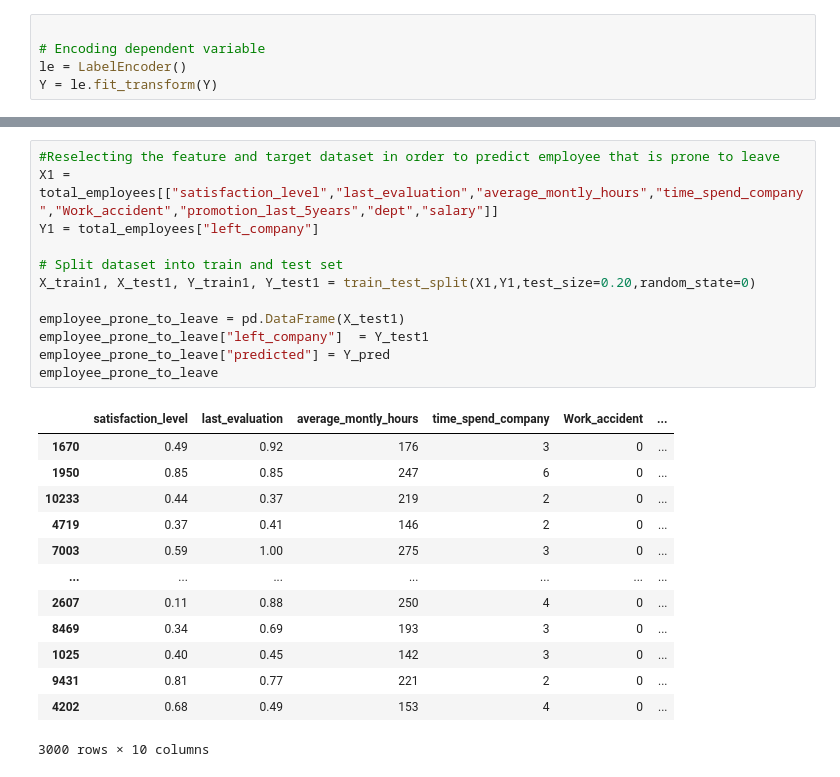
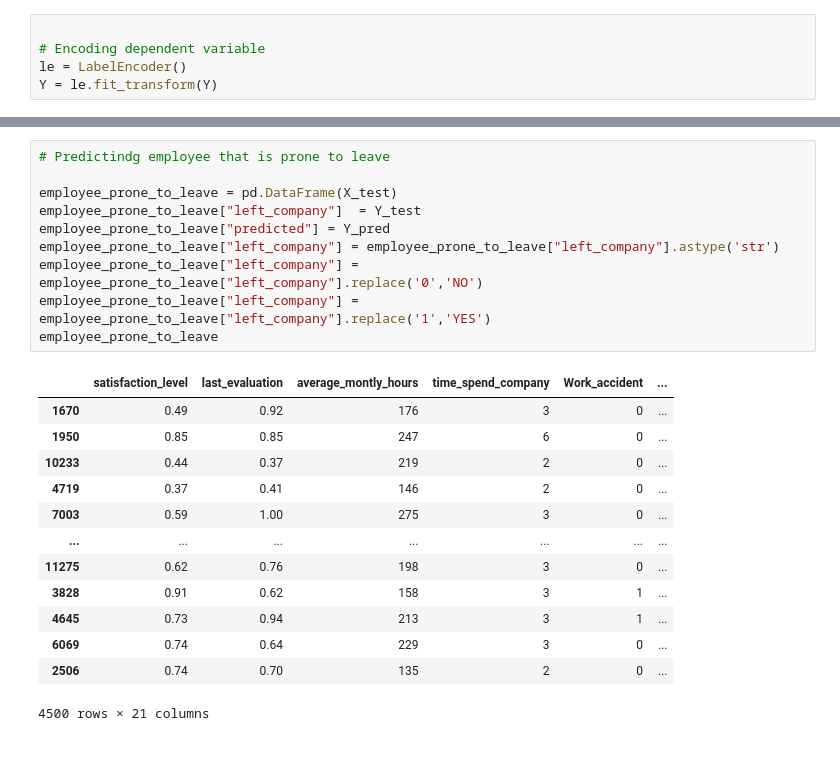
Before and after one commit to emetowinner/DataScience, a Jupyter notebook: Hash Analyst Internship/Phase1_Project/Employee Attrition .ipynb, the cells around one changed output, grey strips where cells are left out. Saved outputs shown, nothing was run; the diff lists cells and outputs as text.

Commit message:
updated employee attrition model

```diff
--- a/Hash Analyst Internship/Phase1_Project/Employee Attrition .ipynb
+++ b/Hash Analyst Internship/Phase1_Project/Employee Attrition .ipynb
@@ -197,29 +184,27 @@ feat_importances.plot(kind='barh')
-# %%
-#Reselecting the feature and target dataset in order to predict employee that is prone to leave
-X1 = total_employees[["satisfaction_level","last_evaluation","average_montly_hours","time_spend_company","Work_accident","promotion_last_5years","dept","salary"]]
-Y1 = total_employees["left_company"]
-
-# Split dataset into train and test set
-X_train1, X_test1, Y_train1, Y_test1 = train_test_split(X1,Y1,test_size=0.20,random_state=0)
-
-employee_prone_to_leave = pd.DataFrame(X_test1)
-employee_prone_to_leave["left_company"]  = Y_test1
-employee_prone_to_leave["predicted"] = Y_pred
-employee_prone_to_leave
-# %% [output]
-|  | satisfaction_level | last_evaluation | average_montly_hours | time_spend_company | Work_accident | ... |
-| 1670 | 0.49 | 0.92 | 176 | 3 | 0 | ... |
-| 1950 | 0.85 | 0.85 | 247 | 6 | 0 | ... |
-| 10233 | 0.44 | 0.37 | 219 | 2 | 0 | ... |
-| 4719 | 0.37 | 0.41 | 146 | 2 | 0 | ... |
-| 7003 | 0.59 | 1.00 | 275 | 3 | 0 | ... |
-| ... | ... | ... | ... | ... | ... | ... |
-| 2607 | 0.11 | 0.88 | 250 | 4 | 0 | ... |
-| 8469 | 0.34 | 0.69 | 193 | 3 | 0 | ... |
-| 1025 | 0.40 | 0.45 | 142 | 3 | 0 | ... |
-| 9431 | 0.81 | 0.77 | 221 | 2 | 0 | ... |
-| 4202 | 0.68 | 0.49 | 153 | 4 | 0 | ... |
-3000 rows × 10 columns
+# %%
+# Predictindg employee that is prone to leave
+
+employee_prone_to_leave = pd.DataFrame(X_test)
+employee_prone_to_leave["left_company"]  = Y_test
+employee_prone_to_leave["predicted"] = Y_pred
+employee_prone_to_leave["left_company"] = employee_prone_to_leave["left_company"].astype('str')
+employee_prone_to_leave["left_company"] = employee_prone_to_leave["left_company"].replace('0','NO')
+employee_prone_to_leave["left_company"] = employee_prone_to_leave["left_company"].replace('1','YES')
+employee_prone_to_leave
+# %% [output]
+|  | satisfaction_level | last_evaluation | average_montly_hours | time_spend_company | Work_accident | ... |
+| 1670 | 0.49 | 0.92 | 176 | 3 | 0 | ... |
+| 1950 | 0.85 | 0.85 | 247 | 6 | 0 | ... |
+| 10233 | 0.44 | 0.37 | 219 | 2 | 0 | ... |
+| 4719 | 0.37 | 0.41 | 146 | 2 | 0 | ... |
+| 7003 | 0.59 | 1.00 | 275 | 3 | 0 | ... |
+| ... | ... | ... | ... | ... | ... | ... |
+| 11275 | 0.62 | 0.76 | 198 | 3 | 0 | ... |
+| 3828 | 0.91 | 0.62 | 158 | 3 | 1 | ... |
+| 4645 | 0.73 | 0.94 | 213 | 3 | 1 | ... |
+| 6069 | 0.74 | 0.64 | 229 | 3 | 0 | ... |
+| 2506 | 0.74 | 0.70 | 135 | 2 | 0 | ... |
+4500 rows × 21 columns
 # %%
 # Predicting employees that will leave the company
 leaving = employee_prone_to_leave[(employee_prone_to_leave["predicted"] == 1) & (employee_prone_to_leave["left_company"] == "NO") ]
```
Also changed, not shown: parts of 7 cells of this notebook, 1 other file.
